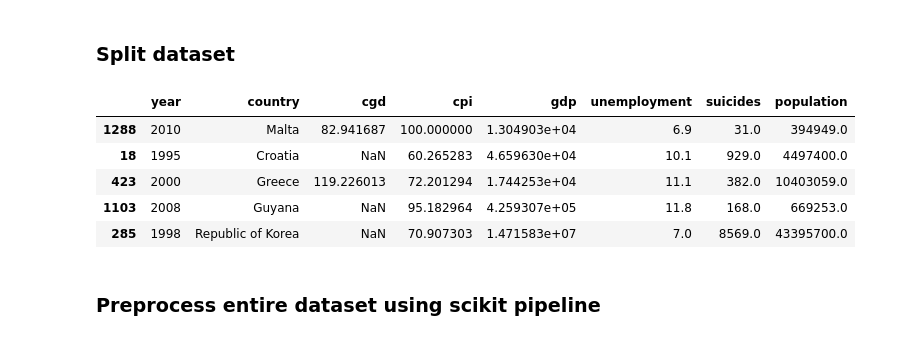
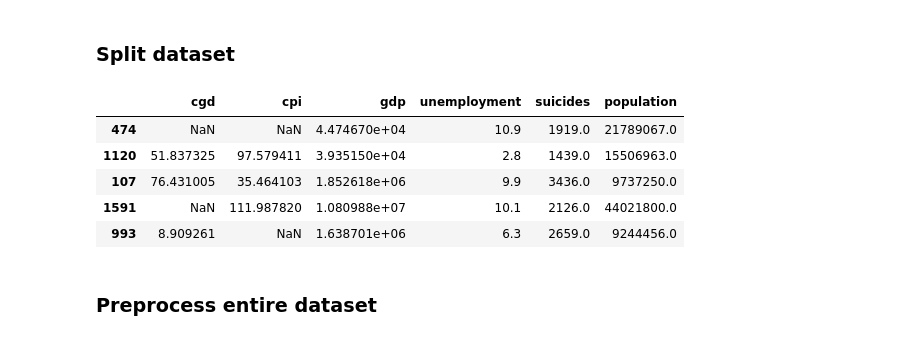
Before and after one commit to abreu4/economics-for-suicide-prediction, a Jupyter notebook: data_processing_model_building.ipynb, the cells around one changed output. Drawn from its saved outputs; the diff is of its cells as text; code cells hidden in the pictures.

Commit message:
Dropped 'country' and 'year'; Changed model to Ridge regression; Refurbished preprocessing pipeline;

```diff
--- a/data_processing_model_building.ipynb
+++ b/data_processing_model_building.ipynb
@@ -65,0 +63,5 @@ Name: suicides, dtype: float64
+# %%
+data = data[data['suicides'] < 10000]
+sns.displot(data, x='suicides', kind="kde")
+nr_dps = data.shape[0]
+print(((nr_dps_old - nr_dps) / nr_dps_old) * 100)
@@ -78,14 +88,14 @@ array([[<AxesSubplot:xlabel='unemployment', ylabel='unemployment'>,
 # %% [markdown]
 ### Split dataset
 # %%
-train_set, test_set = train_test_split(data, test_size=0.3, random_state=RANDOM_STATE)
+train_set, test_set = train_test_split(data, test_size=0.05, random_state=RANDOM_STATE)
 train_set.head()
 # %% [output]
-|  | year | country | cgd | cpi | gdp | unemployment | suicides | population |
-| 1288 | 2010 | Malta | 82.941687 | 100.000000 | 1.304903e+04 | 6.9 | 31.0 | 394949.0 |
-| 18 | 1995 | Croatia | NaN | 60.265283 | 4.659630e+04 | 10.1 | 929.0 | 4497400.0 |
-| 423 | 2000 | Greece | 119.226013 | 72.201294 | 1.744253e+04 | 11.1 | 382.0 | 10403059.0 |
-| 1103 | 2008 | Guyana | NaN | 95.182964 | 4.259307e+05 | 11.8 | 168.0 | 669253.0 |
-| 285 | 1998 | Republic of Korea | NaN | 70.907303 | 1.471583e+07 | 7.0 | 8569.0 | 43395700.0 |
+|  | cgd | cpi | gdp | unemployment | suicides | population |
+| 474 | NaN | NaN | 4.474670e+04 | 10.9 | 1919.0 | 21789067.0 |
+| 1120 | 51.837325 | 97.579411 | 3.935150e+04 | 2.8 | 1439.0 | 15506963.0 |
+| 107 | 76.431005 | 35.464103 | 1.852618e+06 | 9.9 | 3436.0 | 9737250.0 |
+| 1591 | NaN | 111.987820 | 1.080988e+07 | 10.1 | 2126.0 | 44021800.0 |
+| 993 | 8.909261 | NaN | 1.638701e+06 | 6.3 | 2659.0 | 9244456.0 |
 # %% [markdown]
-### Preprocess entire dataset using scikit pipeline
+### Preprocess entire dataset
```
Also changed, not shown: parts of 26 cells of this notebook, 2 other files.
